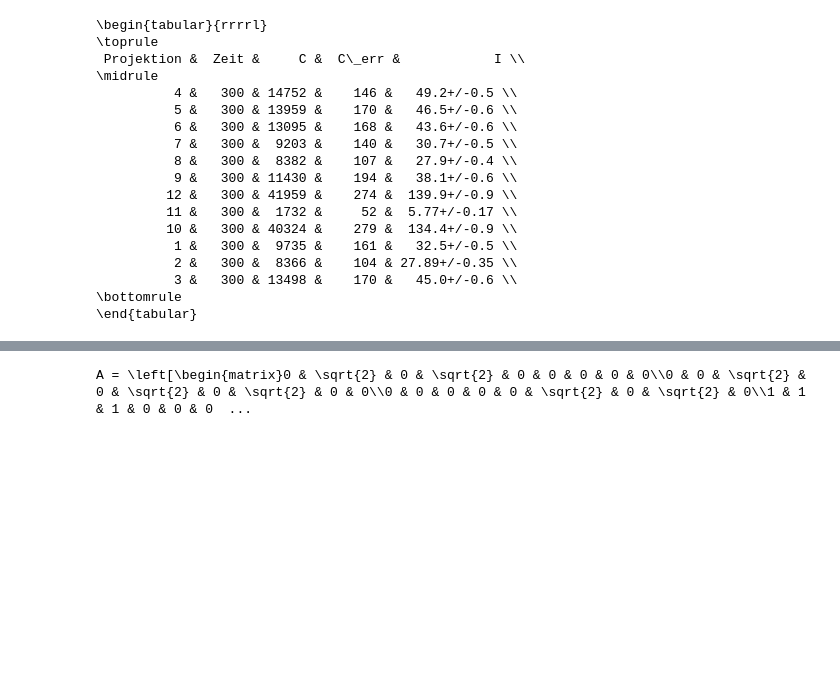
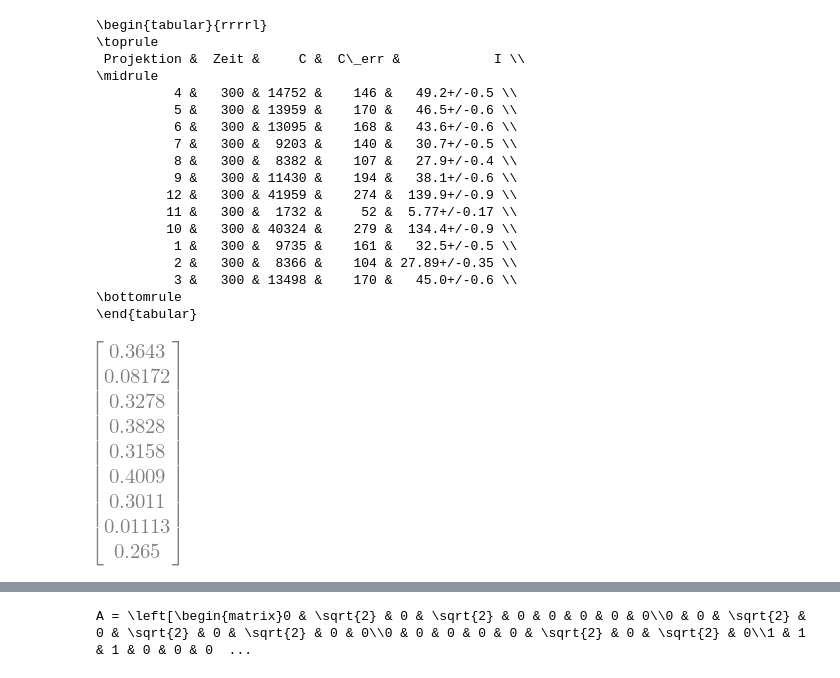
Before and after one commit to Ballasch/V14, a Jupyter notebook: Code.ipynb, the cells around one changed output, grey strips where cells are left out. Drawn from its saved outputs; the diff is of its cells as text; code cells hidden in the pictures; blank space fills up the shorter version.

```diff
--- a/Code.ipynb
+++ b/Code.ipynb
@@ -520,3 +557,26 @@ print(df.to_latex(index=False))
           3 &   300 & 13498 &    170 &   45.0+/-0.6 \\
 \bottomrule
 \end{tabular}
+# %%
+A = Matrix(matArr[j-1])
+N_vec = Matrix(C/t)
+#Diagonalwerte der Gewichtungsmatrix
+Nj = C/t
+Nj_err = C_err/t
+
+# Korrektur zum letzten Versuch
+# Nj_uarr = unp.log(unp.uarray(I_0_12[j-1],I_0_12_err[j-1])/unp.uarray(Nj, Nj_err))
+# Nj = unp.nominal_values(Nj_uarr)
+# Nj_err = unp.std_devs(Nj_uarr)
+# N_vec = Matrix(Nj)
+
+w_i  =  [np.sqrt((I_0_err[I0_index[k]]/I_0[I0_index[k]])**2 + (Nj_err[i]/Nj[i])**2) for i,k in enumerate(j)]
+W = Matrix(np.diag(w_i))
+
+# mu = (A.transpose()*W*A).inv()*(A.transpose()*W*N_vec)
+# (mu/100).evalf(4) #Konvertiere von 1/m zu 1/cm
+
+mu = (A.transpose()*A).inv()*A.transpose()*N_vec
+(abs(mu)/100).evalf(4) #Konvertiere von 1/m zu 1/cm
+# %% [output]
+[figure, added]
```
Also changed, not shown: parts of 14 cells of this notebook, 15 other files.
